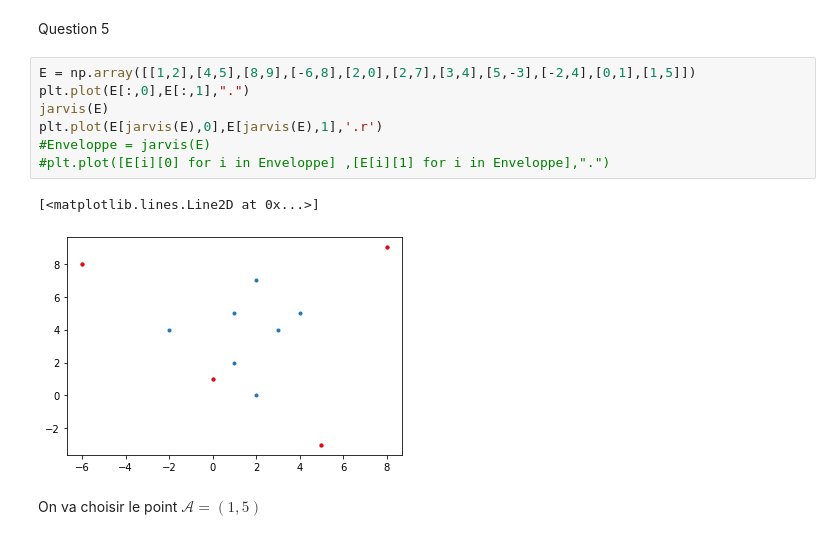
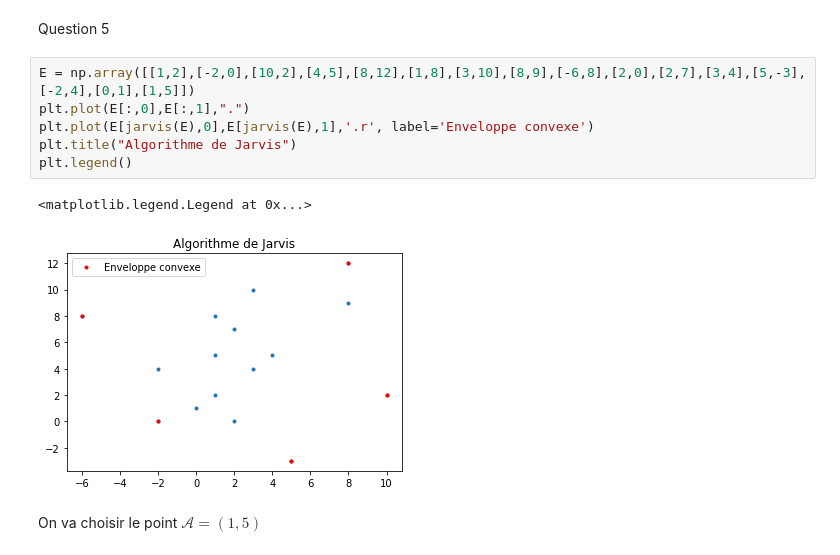
Before and after one commit to garancerx/optimisation_projet, a Jupyter notebook: projet_opti.ipynb, the cells around one changed output. Cells and saved outputs as stored; diff of their text form.

```diff
--- a/projet_opti.ipynb
+++ b/projet_opti.ipynb
@@ -61,15 +160,14 @@ def jarvis(E) :
 # %% [markdown]
 Question 5
 # %%
-E = np.array([[1,2],[4,5],[8,9],[-6,8],[2,0],[2,7],[3,4],[5,-3],[-2,4],[0,1],[1,5]])
+E = np.array([[1,2],[-2,0],[10,2],[4,5],[8,12],[1,8],[3,10],[8,9],[-6,8],[2,0],[2,7],[3,4],[5,-3],[-2,4],[0,1],[1,5]])
 plt.plot(E[:,0],E[:,1],".")
-jarvis(E)
-plt.plot(E[jarvis(E),0],E[jarvis(E),1],'.r')
-#Enveloppe = jarvis(E)
-#plt.plot([E[i][0] for i in Enveloppe] ,[E[i][1] for i in Enveloppe],".")
+plt.plot(E[jarvis(E),0],E[jarvis(E),1],'.r', label='Enveloppe convexe')
+plt.title("Algorithme de Jarvis")
+plt.legend()
 # %% [output]
-[<matplotlib.lines.Line2D at 0x...>]
+<matplotlib.legend.Legend at 0x...>
-[figure, old version]
+[figure, new version]
 # %% [markdown]
 On va choisir le point $\mathcal{A}=(1,5)$
 # %% [markdown]
```
Also changed, not shown: parts of 39 cells of this notebook.
